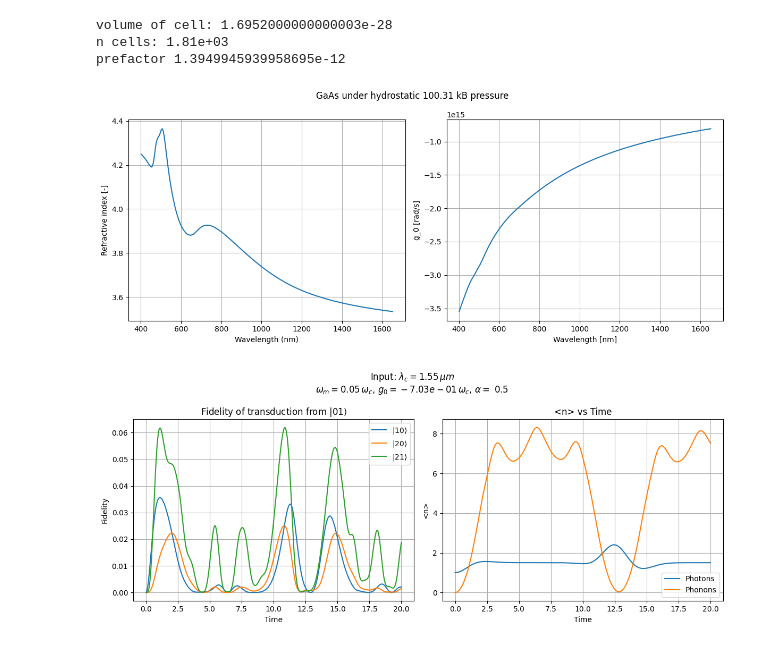
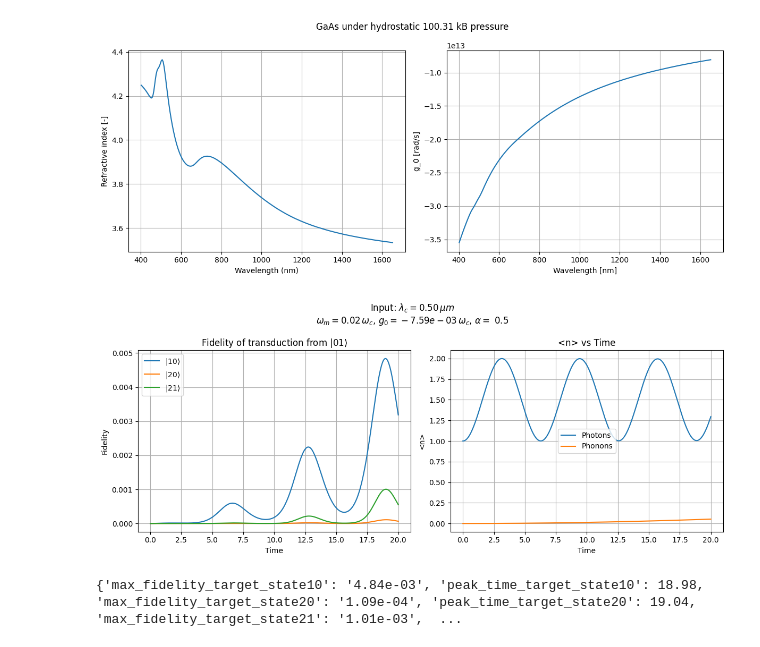
Before and after one commit to RokasBubulis/AM4, a Jupyter notebook: main.ipynb, the cells around one changed output. Cells and saved outputs as stored; diff of their text form; code cells hidden in the pictures.

```diff
--- a/main.ipynb
+++ b/main.ipynb
@@ -7,14 +8,14 @@ from compute_fidelity import compute_fidelity
 # %%
 # specify all wavelengths in micrometers
 omega_array, g_0_array = compute_g0(outcar_name='OUTCAR_hydrostatic_100kB',
-        plot_min_wavelength=0.4*1e-6, plot_max_wavelength= 1.7*1e-6,
-        cavity_length= 1.05*1e-6, semiconductor_length= 1e-6)
+        plot_min_wavelength=0.4*1e-6, plot_max_wavelength= 1.7*1e-6, plot=True,
+        cavity_length= 1.05*1e-4, semiconductor_length= 1e-4)
 
-compute_fidelity(omega_array, g_0_array, alpha=0.5, omega_photon = 2*np.pi*3*10**8/(1.55*10**-6), omega_phonon = 2*np.pi*10**13,
-                 photon_loss_rate= 0, truncation_photon_space = 5, truncation_phonon_space = 50, set_g_0 = None)
+fidelities = compute_fidelity(omega_array, g_0_array, alpha=0.5, omega_photon = 2*np.pi*3*10**8/(0.5*10**-6), omega_phonon = 2*np.pi*10**13,
+                 photon_loss_rate= 0, truncation_photon_space = 5, truncation_phonon_space = 50, simulation_time= 20,
+                 plot = True, set_g_0 = None)
+print(fidelities)
 # %% [output]
-volume of cell: 1.6952000000000003e-28
-n cells: 1.81e+03
-prefactor 1.3949945939958695e-12
 [figure]
-[figure, old version]
+[figure, new version]
+{'max_fidelity_target_state10': '4.84e-03', 'peak_time_target_state10': 18.98, 'max_fidelity_target_state20': '1.09e-04', 'peak_time_target_state20': 19.04, 'max_fidelity_target_state21': '1.01e-03',  ...
```
Also changed, not shown: parts of 2 cells of this notebook, 2 other files.
